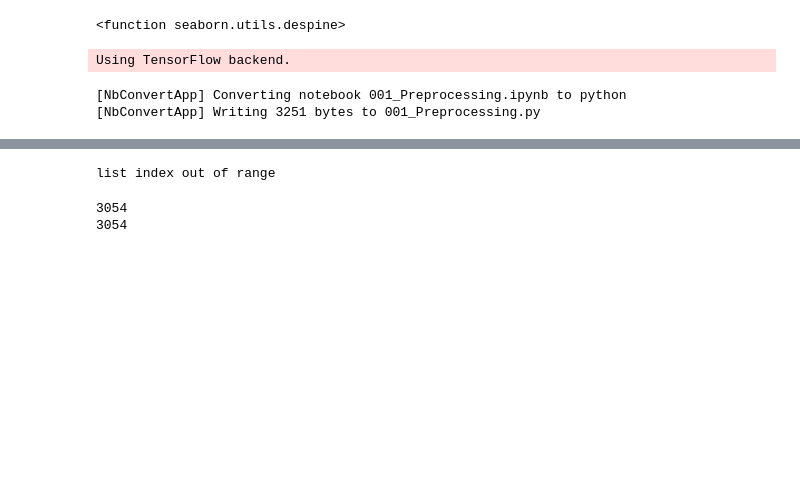
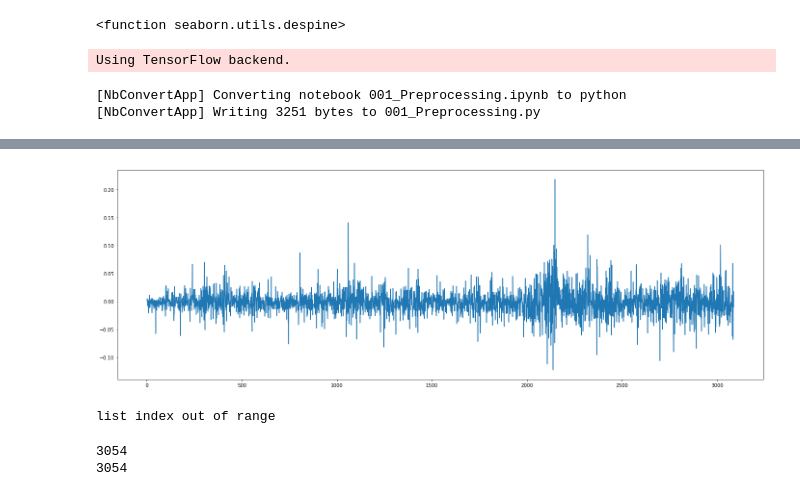
Before and after one commit to gowrishankarin/data_science, a Jupyter notebook: trading/honchar/c01-simple_forecasting/004_SimpleTradingRegression.ipynb, the cells around one changed output, grey strips where cells are left out. Cells and saved outputs as stored; diff of their text form; code cells hidden in the pictures; blank space fills up the shorter version.

```diff
--- a/trading/honchar/c01-simple_forecasting/004_SimpleTradingRegression.ipynb
+++ b/trading/honchar/c01-simple_forecasting/004_SimpleTradingRegression.ipynb
@@ -43,3 +38,9 @@ plt.show()
+# %%
+plt.figure(figsize=(24, 8))
+plt.plot(data_changed)
+plt.show()
+# %% [output]
+[figure, added]
 # %%
 WINDOW = 30
 EMB_SIZE = 1
```
Also changed, not shown: parts of 5 cells of this notebook, 7 other files.
